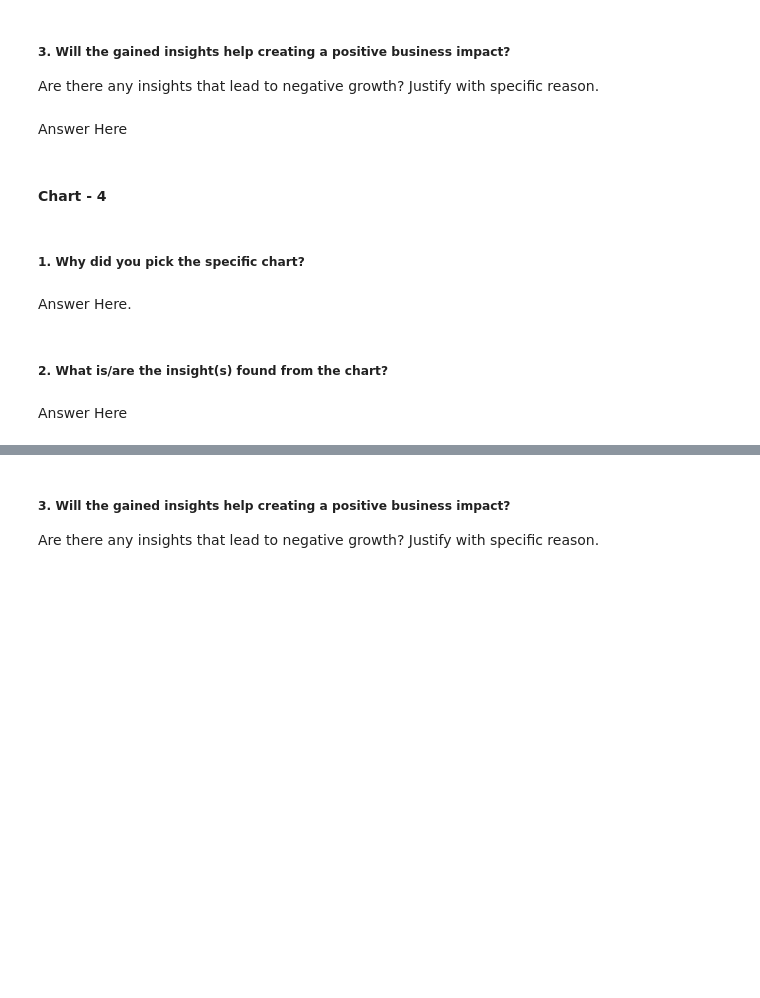
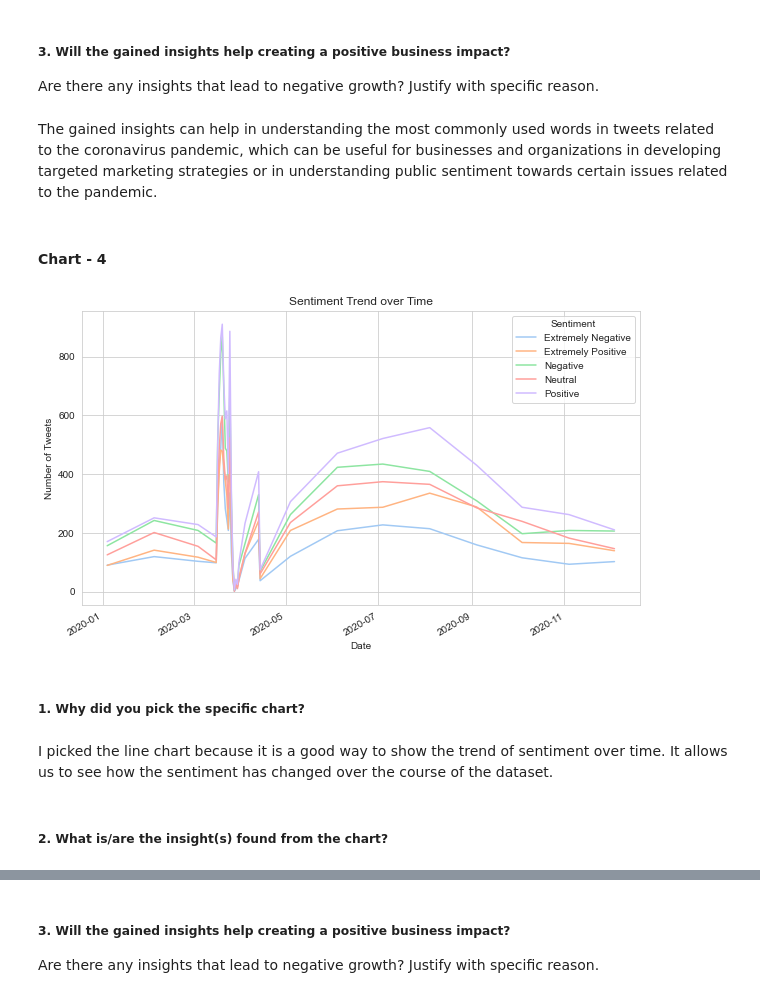
Before and after one commit to Saurabhshrma/Corona-virus-tweet-sentiment-analysis, a Jupyter notebook: Corona Virus Tweet Sentiment Analysis.ipynb, the cells around one changed output, grey strips where cells are left out. Cells and saved outputs as stored; diff of their text form; code cells hidden in the pictures; blank space fills up the shorter version.

```diff
--- a/Corona Virus Tweet Sentiment Analysis.ipynb
+++ b/Corona Virus Tweet Sentiment Analysis.ipynb
@@ -346,7 +382,7 @@ Answer Here
 # %% [markdown]
 ##### 3. Will the gained insights help creating a positive business impact?
 Are there any insights that lead to negative growth? Justify with specific reason.
-# %% [markdown]
-Answer Here
+# %% [markdown]
+The gained insights can help in understanding the most commonly used words in tweets related to the coronavirus pandemic, which can be useful for businesses and organizations in developing targeted marketing strategies or in understanding public sentiment towards certain issues related to the pandemic.
 # %% [markdown]
 #### Chart - 4
@@ -355,8 +389,23 @@ Answer Here
+# %%
+# Chart - 4 visualization code
+
+# group by date and sentiment, and count the number of tweets
+#sentiment_counts = df.groupby(['TweetAt', 'Sentiment']).size().reset_index(name='count')
+
+# pivot the table to create separate columns for each sentiment
+#sentiment_counts = sentiment_counts.pivot(index='TweetAt', columns='Sentiment', values='count')
+
+# plot the line chart
+sentiment_counts.plot(kind='line', figsize=(10, 6))
+plt.title('Sentiment Trend over Time')
+plt.xlabel('Date')
+plt.ylabel('Number of Tweets')
+plt.show()
+# %% [output]
+[figure, added]
 # %% [markdown]
 ##### 1. Why did you pick the specific chart?
-# %% [markdown]
-Answer Here.
+# %% [markdown]
+I picked the line chart because it is a good way to show the trend of sentiment over time. It allows us to see how the sentiment has changed over the course of the dataset.
 # %% [markdown]
 ##### 2. What is/are the insight(s) found from the chart?
-# %% [markdown]
-Answer Here
```
Also changed, not shown: parts of 123 cells of this notebook.
